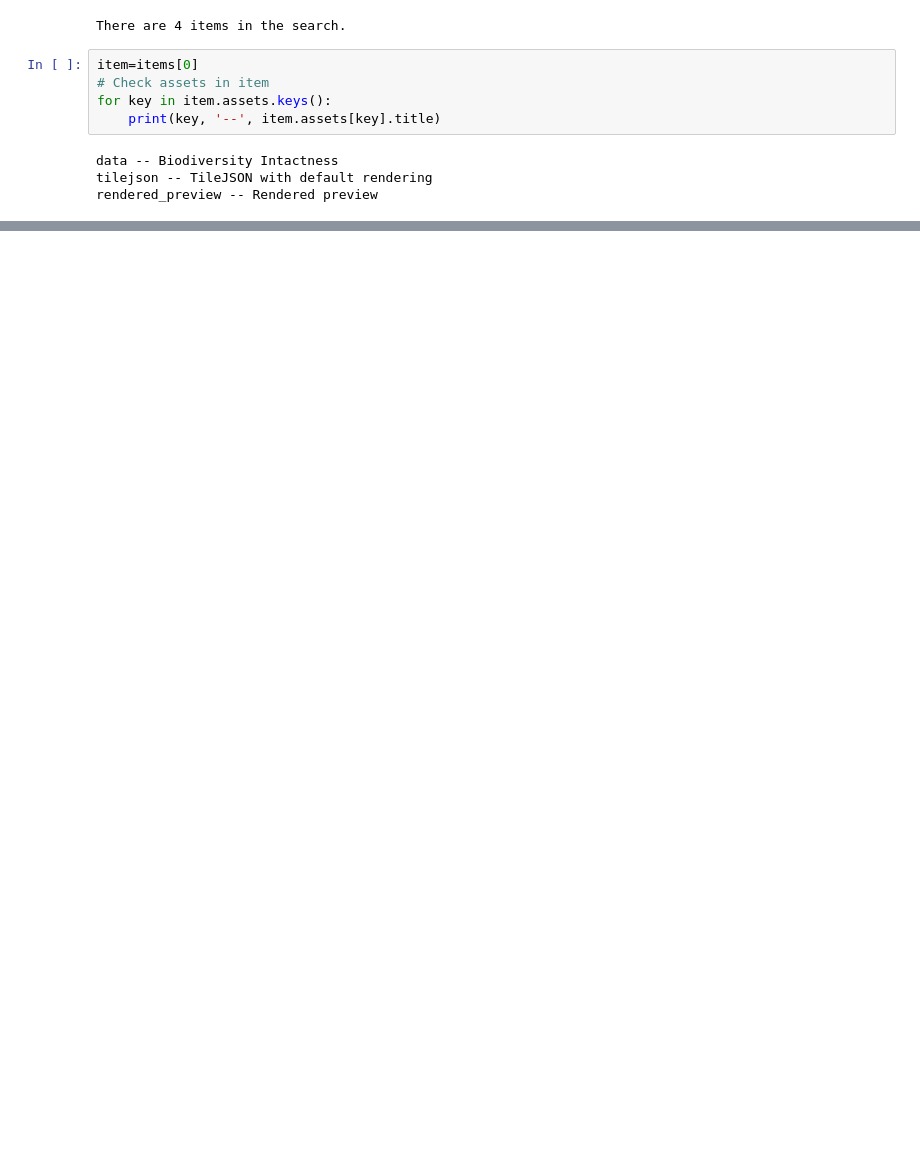
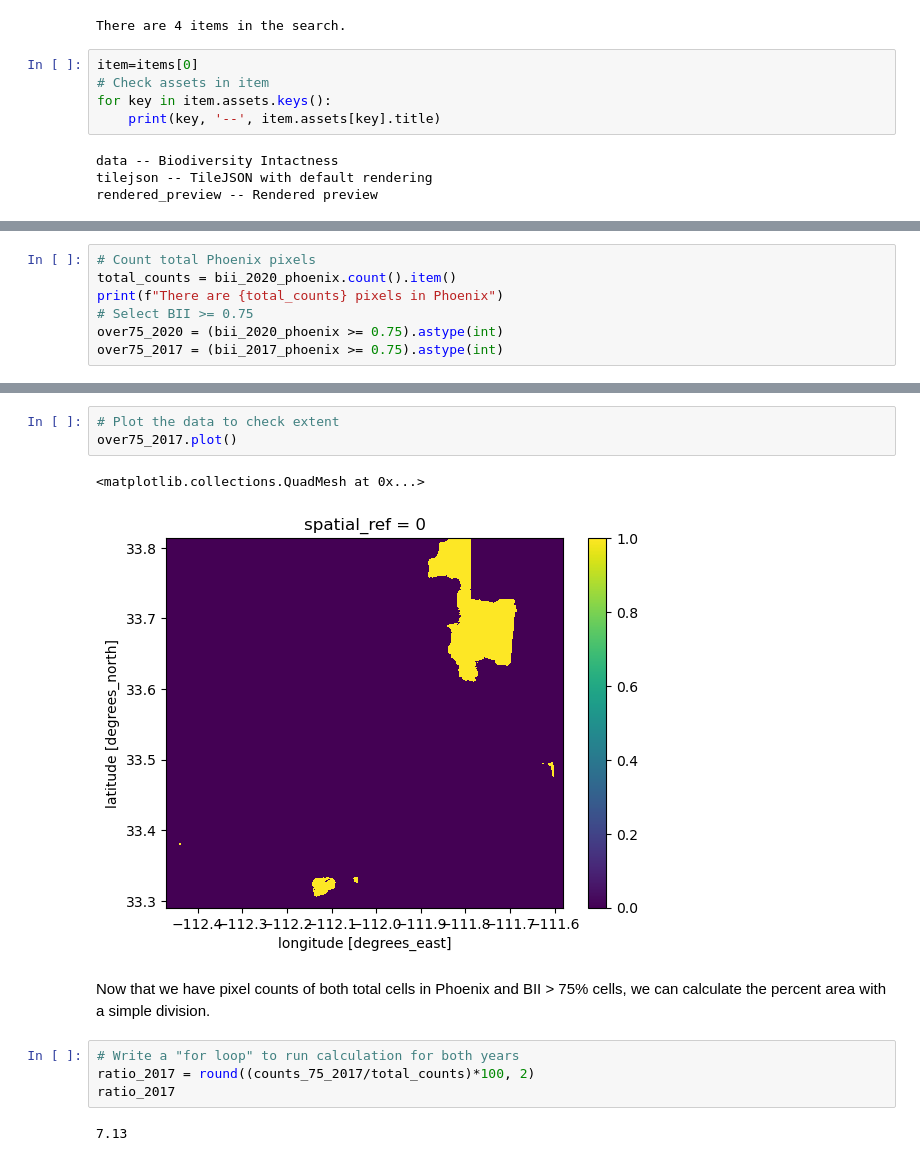
Before and after one commit to ZoeZhouJ/urban-bii-analysis, a Jupyter notebook: biodiveristy.ipynb, the cells around one changed output, grey strips where cells are left out. Saved outputs shown, nothing was run; the diff lists cells and outputs as text; blank space fills up the shorter version.

```diff
--- a/biodiveristy.ipynb
+++ b/biodiveristy.ipynb
@@ -162,0 +219,7 @@ Looks like
+# %%
+# Count total Phoenix pixels
+total_counts = bii_2020_phoenix.count().item()
+print(f"There are {total_counts} pixels in Phoenix")
+# Select BII >= 0.75
+over75_2020 = (bii_2020_phoenix >= 0.75).astype(int)
+over75_2017 = (bii_2017_phoenix >= 0.75).astype(int)
@@ -162,0 +266,14 @@ Looks like
+# %%
+# Plot the data to check extent
+over75_2017.plot()
+# %% [output]
+<matplotlib.collections.QuadMesh at 0x...>
+[figure, added]
+# %% [markdown]
+Now that we have pixel counts of both total cells in Phoenix and BII > 75% cells, we can calculate the percent area with a simple division.
+# %%
+# Write a "for loop" to run calculation for both years
+ratio_2017 = round((counts_75_2017/total_counts)*100, 2)
+ratio_2017
+# %% [output]
+7.13
```
Also changed, not shown: parts of 21 cells of this notebook, 1 other file.
